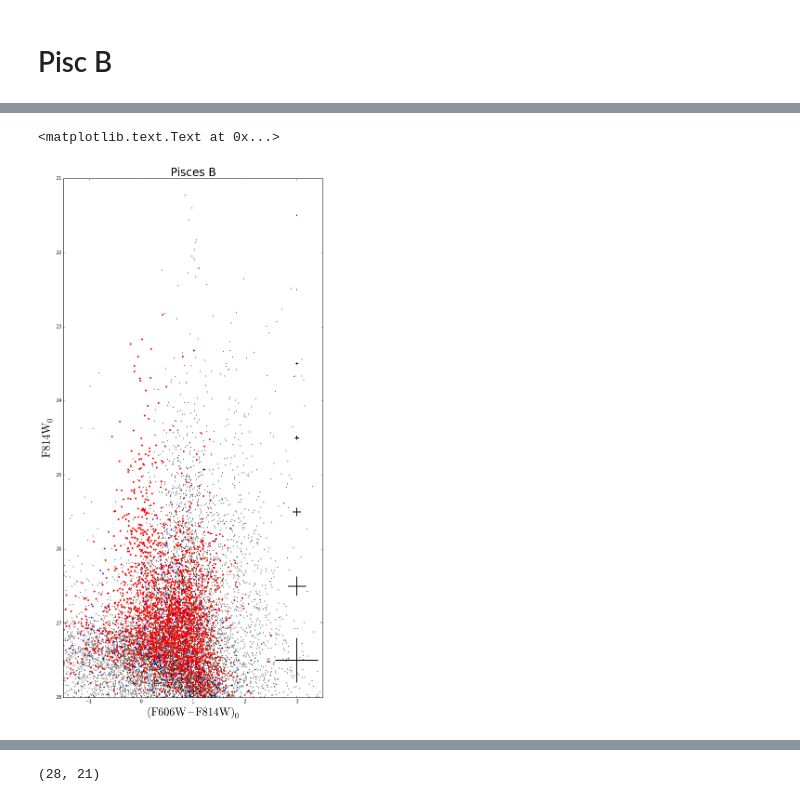
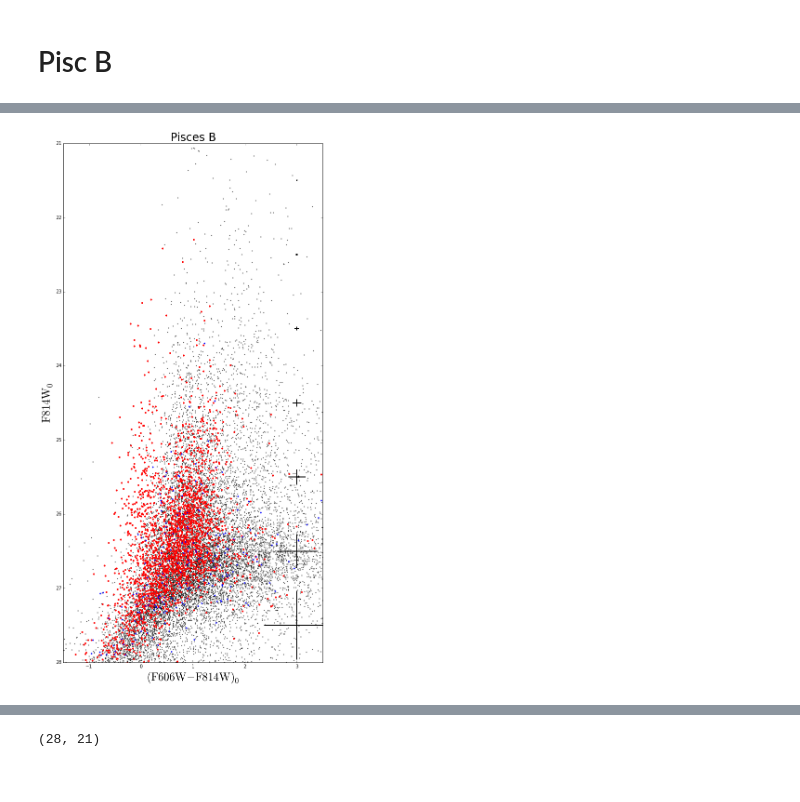
Before and after one commit to eteq/piscdwarfs_hst, a Jupyter notebook: Calibed Photometry.ipynb, the cells around one changed output, grey strips where cells are left out. Cells and saved outputs as stored; diff of their text form; code cells hidden in the pictures.

```diff
--- a/Calibed Photometry.ipynb
+++ b/Calibed Photometry.ipynb
@@ -227,35 +226,33 @@ dpx_control = np.hypot(xc-ds[:,2],yc-ds[:,3])
  c = m606-m814
  m = m814
 # %%
-m=m606
 plt.figure(figsize=(10, 20))
 plt.clf()
 
 px_ap = 500
 msk_dwarf = dpx_dwarf < px_ap
 msk_control = dpx_control < px_ap
 other = (~msk_dwarf)&(~msk_control)
 
 plt.scatter(c[other], m[other], s=2, alpha=.5, color='k')
 plt.scatter(c[msk_dwarf], m[msk_dwarf], s=8, alpha=1, color='r')
 plt.scatter(c[msk_control], m[msk_control], s=5, alpha=1, color='b')
 plt.xlim(-1.5, 3.5)
 plt.ylim(28, 21)
 
 inbox = (min(plt.xlim())<c)&(c<max(plt.xlim()))&(min(plt.ylim())<m)&(m<max(plt.ylim()))
 errmagbins = plt.yticks()[0]
 
 binnum = np.digitize(m, errmagbins)
 binmags = np.convolve(errmagbins, [0.5,0.5],mode='valid')
 ces = [np.median(ce[(bi==binnum)&(ce<9)&inbox]) for bi in np.arange(len(errmagbins))[1:]]
 mes = [np.median(me[(bi==binnum)&(me<9)&inbox]) for bi in np.arange(len(errmagbins))[1:]]
 
 plt.errorbar([3]*len(binmags), binmags, mes, ces, fmt=None, capsize=0,ecolor='k',elinewidth=2)
 
 plt.xlabel(r'$({\rm F606W - F814W})_0$',fontsize=24)
 plt.ylabel(r'${\rm F814W}_0$',fontsize=24)
 plt.title('Pisces B',fontsize=24)
-#plt.savefig('PiscA_cmd.pdf')
+save_pub_figure('PiscB_cmd')
 # %% [output]
-<matplotlib.text.Text at 0x...>
-[figure, old version]
+[figure, new version]
```
Also changed, not shown: parts of 4 cells of this notebook, 1 other file.
